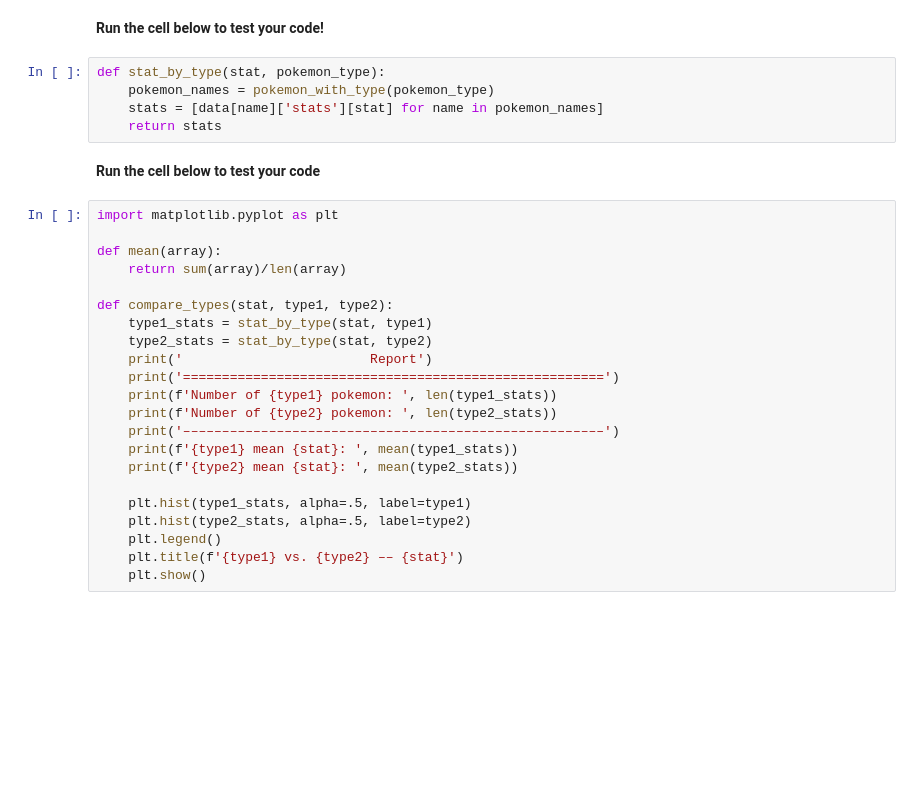
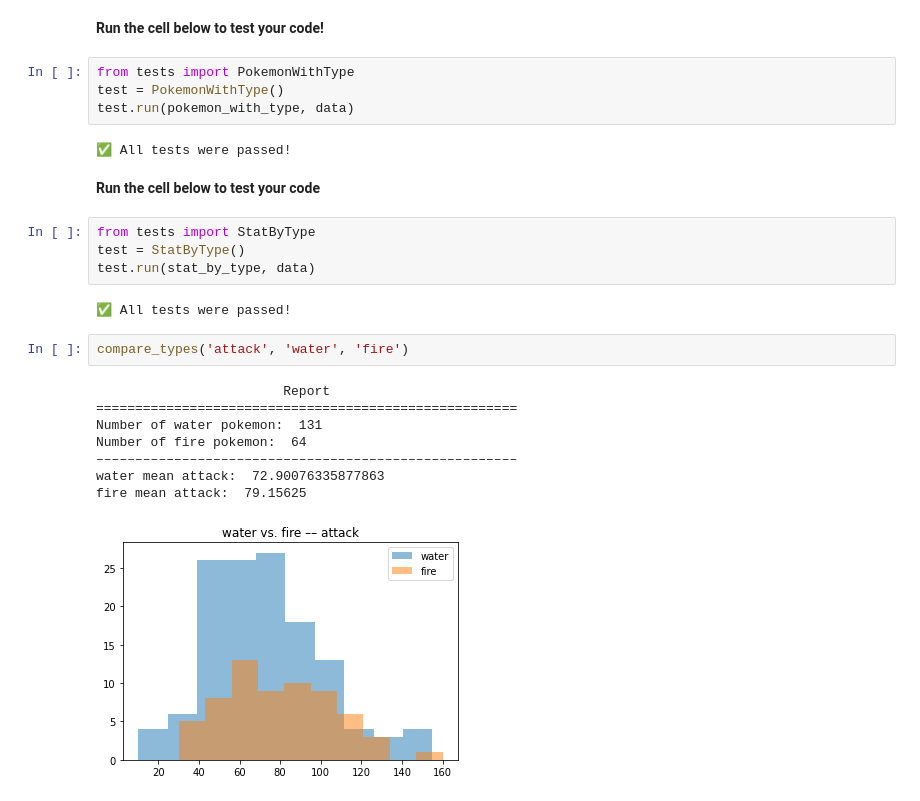
Before and after one commit to learn-co-students/functions-110920-pt-ds, a Jupyter notebook: index.ipynb, the cells around one changed output. Saved outputs shown, nothing was run; the diff lists cells and outputs as text; blank space fills up the shorter version.

```diff
--- a/index.ipynb
+++ b/index.ipynb
@@ -111,31 +142,27 @@ def pokemon_with_type(pokemon_type):
 # %% [markdown]
 **Run the cell below to test your code!**
-# %%
-def stat_by_type(stat, pokemon_type):
-    pokemon_names = pokemon_with_type(pokemon_type)
-    stats = [data[name]['stats'][stat] for name in pokemon_names]
-    return stats
+# %%
+from tests import PokemonWithType
+test = PokemonWithType()
+test.run(pokemon_with_type, data)
+# %% [output]
+✅ All tests were passed!
 # %% [markdown]
 **Run the cell below to test your code**
-# %%
-import matplotlib.pyplot as plt
-
-def mean(array):
-    return sum(array)/len(array)
-
-def compare_types(stat, type1, type2):
-    type1_stats = stat_by_type(stat, type1)
-    type2_stats = stat_by_type(stat, type2)
-    print('                        Report')
-    print('======================================================')
-    print(f'Number of {type1} pokemon: ', len(type1_stats))
-    print(f'Number of {type2} pokemon: ', len(type2_stats))
-    print('––––––––––––––––––––––––––––––––––––––––––––––––––––––')
-    print(f'{type1} mean {stat}: ', mean(type1_stats))
-    print(f'{type2} mean {stat}: ', mean(type2_stats))
-
-    plt.hist(type1_stats, alpha=.5, label=type1)
-    plt.hist(type2_stats, alpha=.5, label=type2)
-    plt.legend()
-    plt.title(f'{type1} vs. {type2} –– {stat}')
-    plt.show()
+# %%
+from tests import StatByType
+test = StatByType()
+test.run(stat_by_type, data)
+# %% [output]
+✅ All tests were passed!
+# %%
+compare_types('attack', 'water', 'fire')
+# %% [output]
+                        Report
+======================================================
+Number of water pokemon:  131
+Number of fire pokemon:  64
+––––––––––––––––––––––––––––––––––––––––––––––––––––––
+water mean attack:  72.90076335877863
+fire mean attack:  79.15625
+[figure, added]
```
Also changed, not shown: parts of 10 cells of this notebook, 2 other files.
